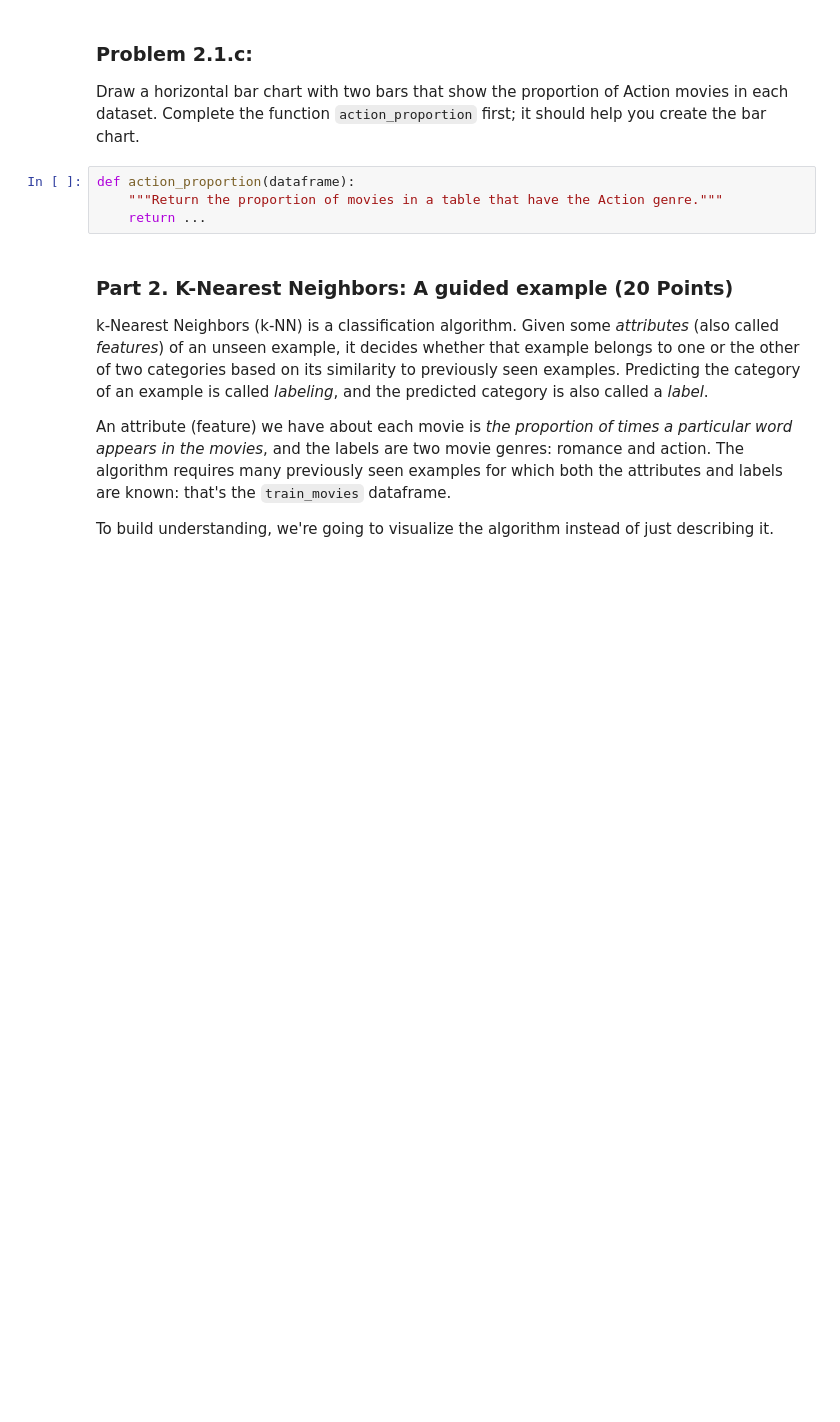
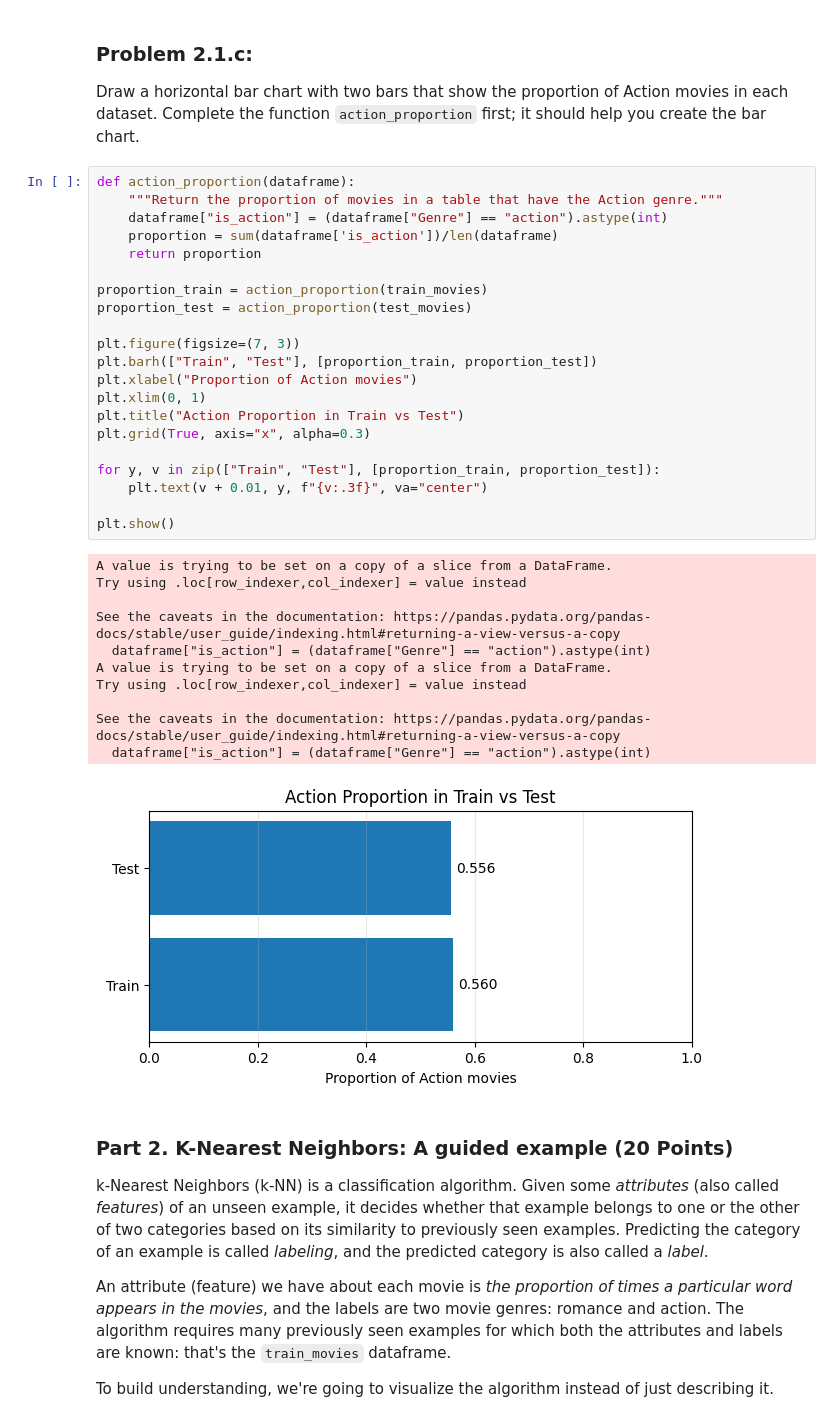
Before and after one commit to yuhanqianns94/Intro-to-ML, a Jupyter notebook: assignments/assn1/assn1.ipynb, the cells around one changed output. Saved outputs shown, nothing was run; the diff lists cells and outputs as text; blank space fills up the shorter version.

```diff
--- a/assignments/assn1/assn1.ipynb
+++ b/assignments/assn1/assn1.ipynb
@@ -474,10 +476,39 @@ Training:  200 ; Test:  36
 ### Problem 2.1.c:
 
 Draw a horizontal bar chart with two bars that show the proportion of Action movies in each dataset.  Complete the function `action_proportion` first; it should help you create the bar chart.
-# %%
-def action_proportion(dataframe):
-    """Return the proportion of movies in a table that have the Action genre."""
-    return ...
+# %%
+def action_proportion(dataframe):
+    """Return the proportion of movies in a table that have the Action genre."""
+    dataframe["is_action"] = (dataframe["Genre"] == "action").astype(int)
+    proportion = sum(dataframe['is_action'])/len(dataframe)
+    return proportion
+
+proportion_train = action_proportion(train_movies)
+proportion_test = action_proportion(test_movies)
+
+plt.figure(figsize=(7, 3))
+plt.barh(["Train", "Test"], [proportion_train, proportion_test])
+plt.xlabel("Proportion of Action movies")
+plt.xlim(0, 1)
+plt.title("Action Proportion in Train vs Test")
+plt.grid(True, axis="x", alpha=0.3)
+
+for y, v in zip(["Train", "Test"], [proportion_train, proportion_test]):
+    plt.text(v + 0.01, y, f"{v:.3f}", va="center")
+
+plt.show()
+# %% [output]
+A value is trying to be set on a copy of a slice from a DataFrame.
+Try using .loc[row_indexer,col_indexer] = value instead
+
+See the caveats in the documentation: https://pandas.pydata.org/pandas-docs/stable/user_guide/indexing.html#returning-a-view-versus-a-copy
+  dataframe["is_action"] = (dataframe["Genre"] == "action").astype(int)
+A value is trying to be set on a copy of a slice from a DataFrame.
+Try using .loc[row_indexer,col_indexer] = value instead
+
+See the caveats in the documentation: https://pandas.pydata.org/pandas-docs/stable/user_guide/indexing.html#returning-a-view-versus-a-copy
+  dataframe["is_action"] = (dataframe["Genre"] == "action").astype(int)
+[figure, added]
 # %% [markdown]
 ### Part 2. K-Nearest Neighbors: A guided example (20 Points)
 
```
Also changed, not shown: parts of 5 cells of this notebook.
